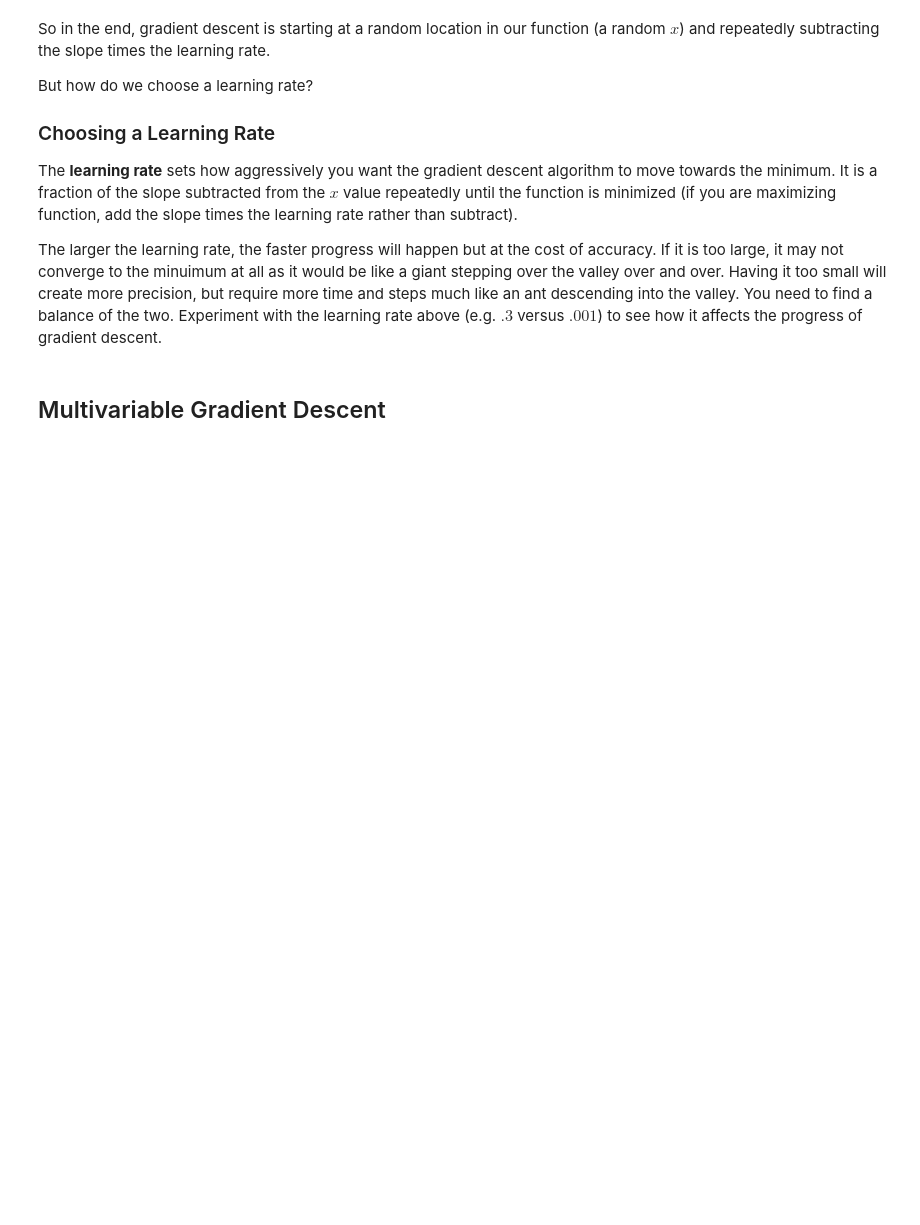
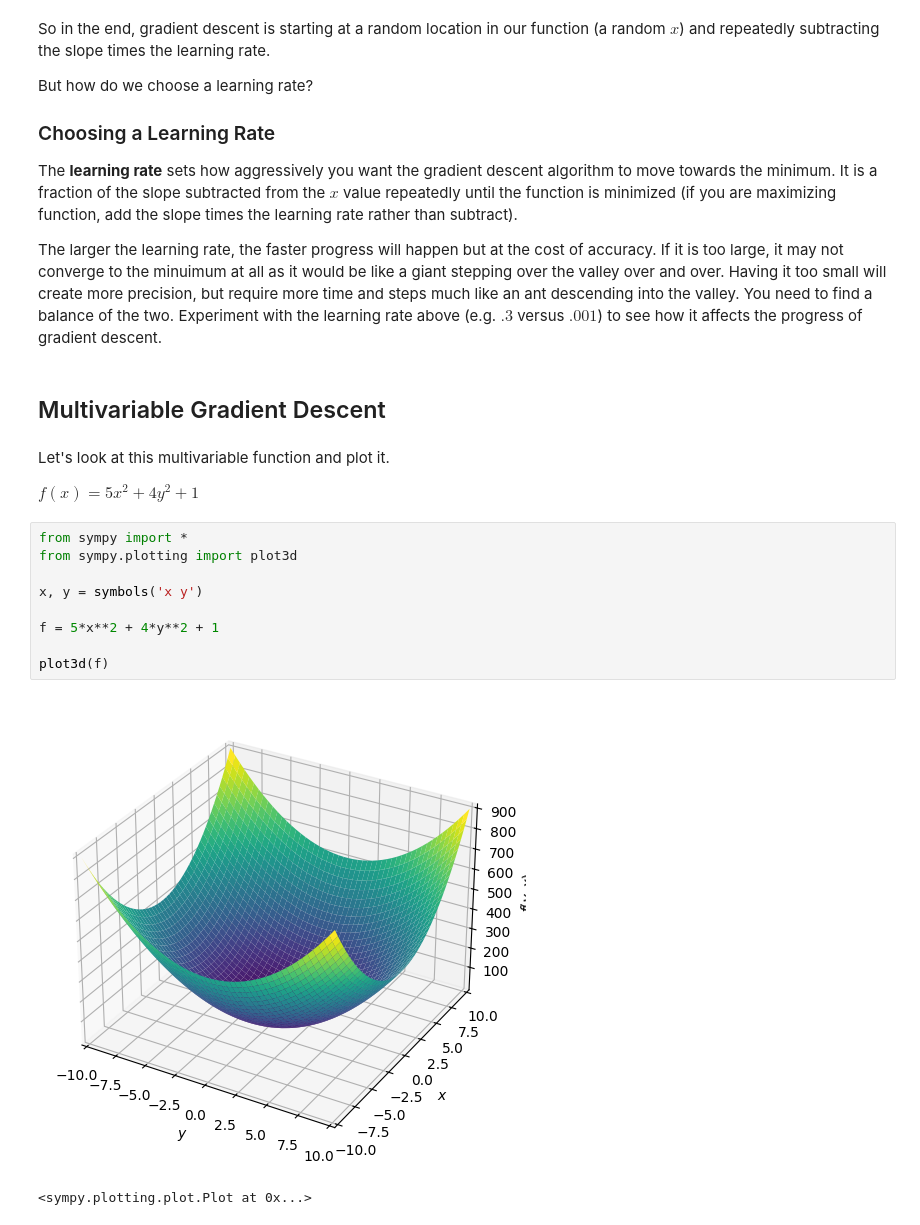
Before and after one commit to thomasnield/anaconda_calculus_fundamentals, a Jupyter notebook: 4_gradient_descent.ipynb, the cells around one changed output. Drawn from its saved outputs; the diff is of its cells as text; blank space fills up the shorter version.

```diff
--- a/4_gradient_descent.ipynb
+++ b/4_gradient_descent.ipynb
@@ -127,3 +127,21 @@ The **learning rate** sets how aggressively you want the gradient descent algori
 The larger the learning rate, the faster progress will happen but at the cost of accuracy. If it is too large, it may not converge to the minuimum at all as it would be like a giant stepping over the valley over and over. Having it too small will create more precision, but require more time and steps much like an ant descending into the valley. You need to find a balance of the two. Experiment with the learning rate above (e.g. $ .3 $ versus $ .001 $) to see how it affects the progress of gradient descent.
 # %% [markdown]
 ## Multivariable Gradient Descent
+# %% [markdown]
+Let's look at this multivariable function and plot it.
+
+$
+f(x) = 5 x^{2} + 4 y^{2} + 1
+$
+# %%
+from sympy import *
+from sympy.plotting import plot3d
+
+x, y = symbols('x y')
+
+f = 5*x**2 + 4*y**2 + 1
+
+plot3d(f)
+# %% [output]
+[figure, added]
+<sympy.plotting.plot.Plot at 0x...>
```
Also changed, not shown: parts of 16 cells of this notebook.
